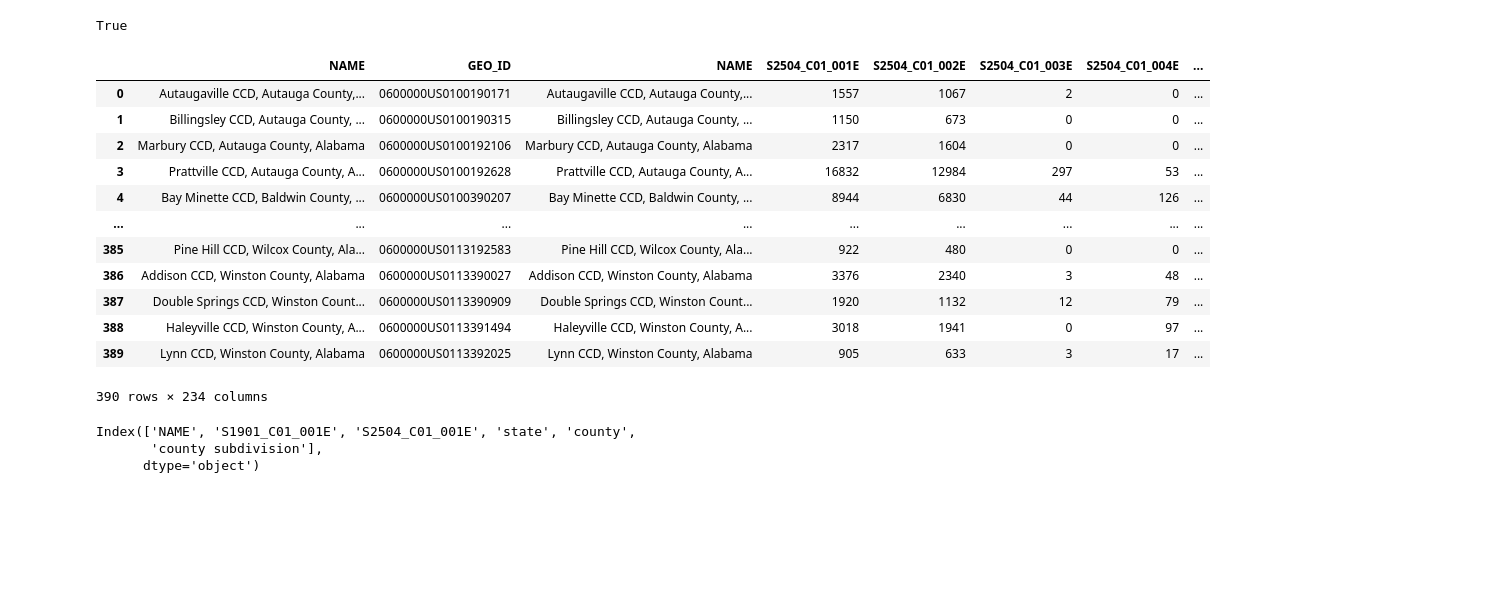
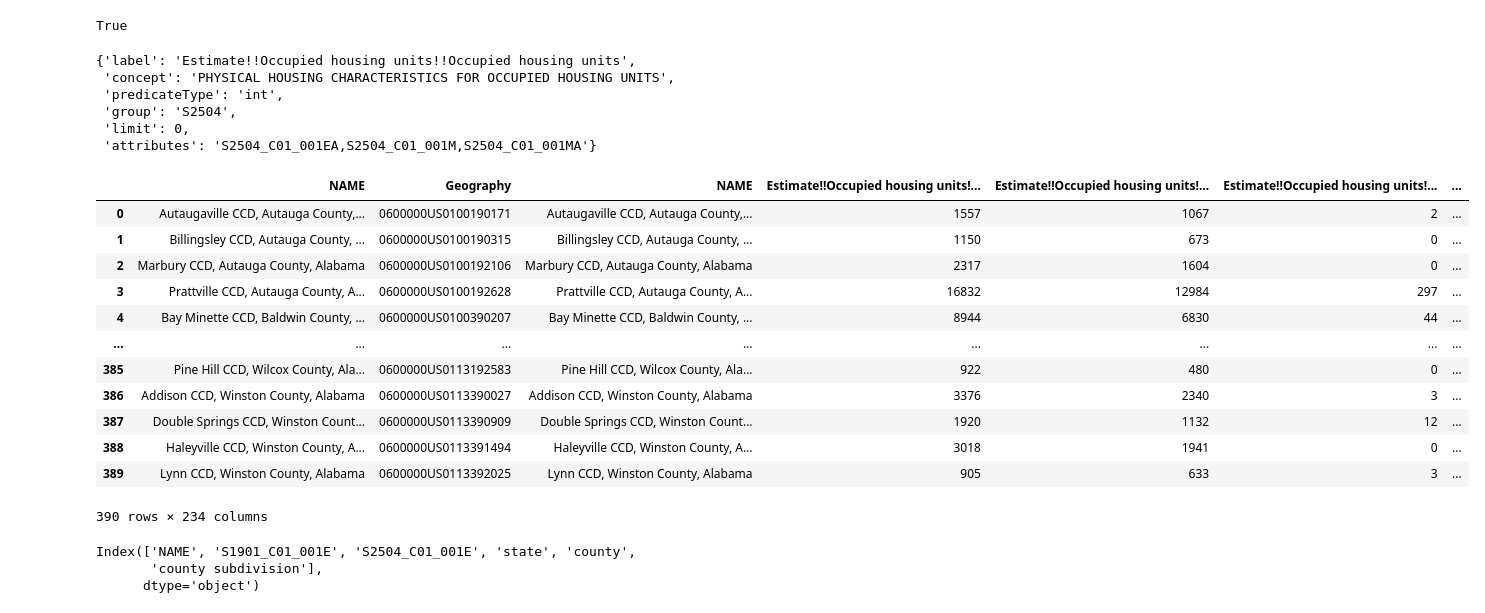
Before and after one commit to minhtriet/zipcodes, a Jupyter notebook: acs_exploration.ipynb, the cells around one changed output. Cells and saved outputs as stored; diff of their text form; code cells hidden in the pictures; blank space fills up the shorter version.

```diff
--- a/acs_exploration.ipynb
+++ b/acs_exploration.ipynb
@@ -103,4 +115,7 @@ detailed_group = ['B01001',  # sex by age
 subject_group = ['S2504', # PHYSICAL HOUSING CHARACTERISTICS FOR OCCUPIED HOUSING UNITS
                 ]
 # %%
-API_CALL_SUBJECT="https://api.census.gov/data/2021/acs/acs5/subject?get=NAME,group({})&for=county%20subdivision:*&in=state:{}"
+def cool(group, var):
+    return f'NAME,group({group})' if group else f'NAME,{var}'
+
+print(cool('12', None), cool(None, '19'))
@@ -120,16 +135,6 @@ r1=requests.get(API_CALL_DETAIL.format(keys_of_detailed_tables))
 API_CALL_DETAIL.format(keys_of_detailed_tables)
 # %% [output]
 'https://api.census.gov/data/2021/acs/acs5?get=NAME,group(B01001,B06011,B25001)&for=county%20subdivision:*&in=state:36'
-# %%
-def call(base_link, group: int, state: str):
-    """
-    state: str
-        Due to leading zero, cannot be int
-    """
-    formatted_link = base_link.format(group, state)
-    print(formatted_link)
-    json = requests.get(formatted_link).json()
-    return pd.DataFrame(columns=json[0], data=json[1:])
 # %%
 alabama_house=call(API_CALL_SUBJECT, subject_group[0], '01')
 # %% [output]
@@ -162,23 +176,39 @@ def drop_margin_error_columns(original_df):
             df = df.drop(column, axis=1)
     return df
 # %%
-def
+def rename_column(original_df, name_dict):
+    df = original_df.copy()
+    for column in df.columns:
+        if column in name_dict['variables'].keys():
+            df = df.rename({column: name_dict['variables'][column]['label']}, axis=1)
+    return df
+# %%
+subject_variables['variables']['S2504_C01_001E']
+# %% [output]
+{'label': 'Estimate!!Occupied housing units!!Occupied housing units',
+ 'concept': 'PHYSICAL HOUSING CHARACTERISTICS FOR OCCUPIED HOUSING UNITS',
+ 'predicateType': 'int',
+ 'group': 'S2504',
+ 'limit': 0,
+ 'attributes': 'S2504_C01_001EA,S2504_C01_001M,S2504_C01_001MA'}
 # %%
-drop_margin_error_columns(alabama_house)
+alabama_house = drop_margin_error_columns(alabama_house)
-# %% [output]
-|  | NAME | GEO_ID | NAME | S2504_C01_001E | S2504_C01_002E | S2504_C01_003E | S2504_C01_004E | ... |
-| 0 | Autaugaville CCD, Autauga County,... | 0600000US0100190171 | Autaugaville CCD, Autauga County,... | 1557 | 1067 | 2 | 0 | ... |
-| 1 | Billingsley CCD, Autauga County, ... | 0600000US0100190315 | Billingsley CCD, Autauga County, ... | 1150 | 673 | 0 | 0 | ... |
-| 2 | Marbury CCD, Autauga County, Alabama | 0600000US0100192106 | Marbury CCD, Autauga County, Alabama | 2317 | 1604 | 0 | 0 | ... |
-| 3 | Prattville CCD, Autauga County, A... | 0600000US0100192628 | Prattville CCD, Autauga County, A... | 16832 | 12984 | 297 | 53 | ... |
-| 4 | Bay Minette CCD, Baldwin County, ... | 0600000US0100390207 | Bay Minette CCD, Baldwin County, ... | 8944 | 6830 | 44 | 126 | ... |
-| ... | ... | ... | ... | ... | ... | ... | ... | ... |
-| 385 | Pine Hill CCD, Wilcox County, Ala... | 0600000US0113192583 | Pine Hill CCD, Wilcox County, Ala... | 922 | 480 | 0 | 0 | ... |
-| 386 | Addison CCD, Winston County, Alabama | 0600000US0113390027 | Addison CCD, Winston County, Alabama | 3376 | 2340 | 3 | 48 | ... |
-| 387 | Double Springs CCD, Winston Count... | 0600000US0113390909 | Double Springs CCD, Winston Count... | 1920 | 1132 | 12 | 79 | ... |
-| 388 | Haleyville CCD, Winston County, A... | 0600000US0113391494 | Haleyville CCD, Winston County, A... | 3018 | 1941 | 0 | 97 | ... |
-| 389 | Lynn CCD, Winston County, Alabama | 0600000US0113392025 | Lynn CCD, Winston County, Alabama | 905 | 633 | 3 | 17 | ... |
-390 rows × 234 columns
+# %%
+rename_column(alabama_house, subject_variables)
+# %% [output]
+|  | NAME | Geography | NAME | Estimate!!Occupied housing units!... | Estimate!!Occupied housing units!... | Estimate!!Occupied housing units!... | ... |
+| 0 | Autaugaville CCD, Autauga County,... | 0600000US0100190171 | Autaugaville CCD, Autauga County,... | 1557 | 1067 | 2 | ... |
+| 1 | Billingsley CCD, Autauga County, ... | 0600000US0100190315 | Billingsley CCD, Autauga County, ... | 1150 | 673 | 0 | ... |
+| 2 | Marbury CCD, Autauga County, Alabama | 0600000US0100192106 | Marbury CCD, Autauga County, Alabama | 2317 | 1604 | 0 | ... |
+| 3 | Prattville CCD, Autauga County, A... | 0600000US0100192628 | Prattville CCD, Autauga County, A... | 16832 | 12984 | 297 | ... |
+| 4 | Bay Minette CCD, Baldwin County, ... | 0600000US0100390207 | Bay Minette CCD, Baldwin County, ... | 8944 | 6830 | 44 | ... |
+| ... | ... | ... | ... | ... | ... | ... | ... |
+| 385 | Pine Hill CCD, Wilcox County, Ala... | 0600000US0113192583 | Pine Hill CCD, Wilcox County, Ala... | 922 | 480 | 0 | ... |
+| 386 | Addison CCD, Winston County, Alabama | 0600000US0113390027 | Addison CCD, Winston County, Alabama | 3376 | 2340 | 3 | ... |
+| 387 | Double Springs CCD, Winston Count... | 0600000US0113390909 | Double Springs CCD, Winston Count... | 1920 | 1132 | 12 | ... |
+| 388 | Haleyville CCD, Winston County, A... | 0600000US0113391494 | Haleyville CCD, Winston County, A... | 3018 | 1941 | 0 | ... |
+| 389 | Lynn CCD, Winston County, Alabama | 0600000US0113392025 | Lynn CCD, Winston County, Alabama | 905 | 633 | 3 | ... |
+390 rows × 234 columns
 # %%
 subject_df.columns
 # %% [output]
```
Also changed, not shown: parts of 38 cells of this notebook.
